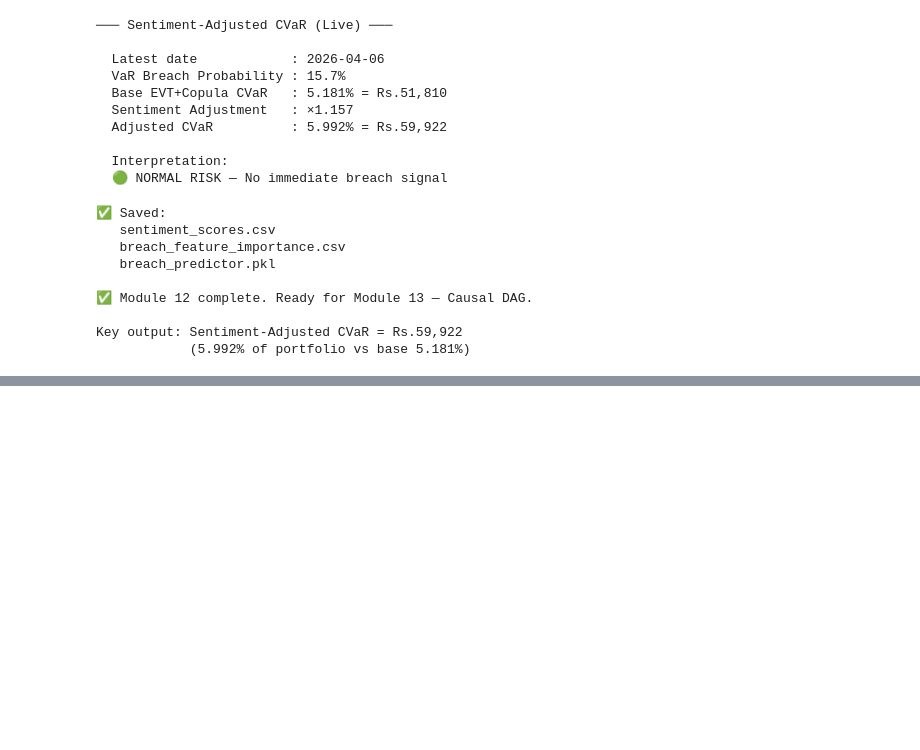
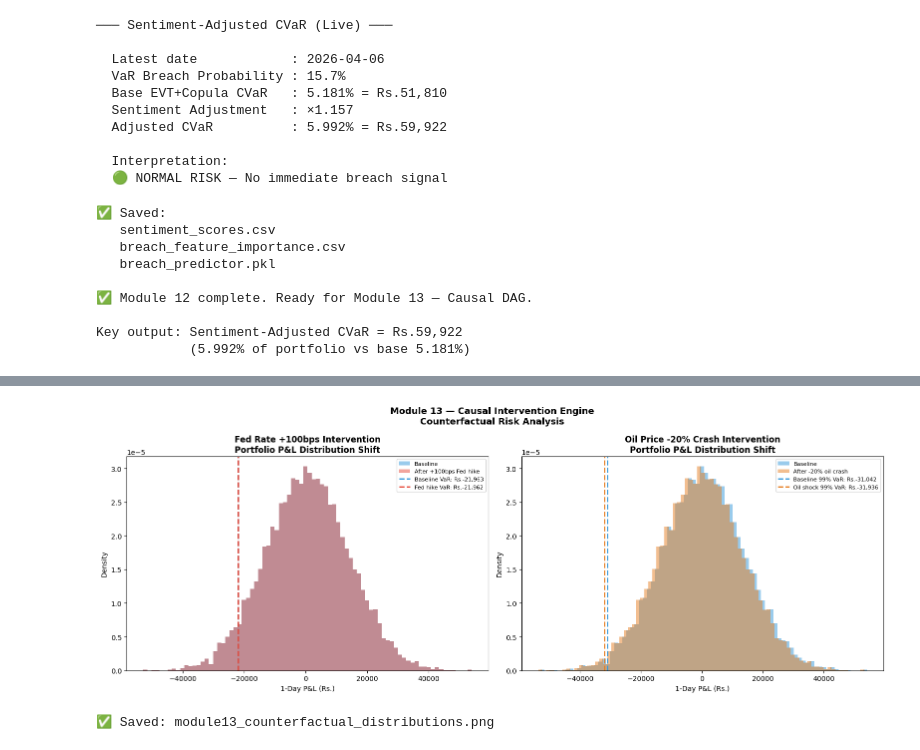
Before and after one commit to metro-dev26/portfolio-risk-ml, a Jupyter notebook: Phase3_ML_Models.ipynb, the cells around one changed output, grey strips where cells are left out. Saved outputs shown, nothing was run; the diff lists cells and outputs as text; code cells hidden in the pictures; blank space fills up the shorter version.

```diff
--- a/Phase3_ML_Models.ipynb
+++ b/Phase3_ML_Models.ipynb
@@ -615,0 +949,13 @@ Key output: Sentiment-Adjusted CVaR = Rs.59,922
+# %%
+edges_directed = [
+    ("FED_RATE",    "YIELD_CURVE"),
+    ("FED_RATE",    "VIX"),
+    ("INFLATION",   "FED_RATE"),
+    ("OIL_RET",     "INFLATION"),
+    ("VIX",         "PORT_RET"),
+    ("YIELD_CURVE", "PORT_RET"),
+    ("OIL_RET",     "PORT_RET"),
+]
+print(f"Edges defined: {len(edges_directed)}")
+for s, t in edges_directed:
+    print(f"  {s} → {t}")
@@ -615,0 +1230,45 @@ Key output: Sentiment-Adjusted CVaR = Rs.59,922
+# %%
+# ── CELL 20: Visualise Counterfactuals ───────────────────────
+fig, axes = plt.subplots(1, 2, figsize=(16, 6))
+
+# Panel 1: Distribution shift from Fed intervention
+axes[0].hist(base_pnl, bins=80, alpha=0.5, color="#3498db",
+             label="Baseline", density=True)
+axes[0].hist(fed_pnl, bins=80, alpha=0.5, color="#e74c3c",
+             label="After +100bps Fed hike", density=True)
+axes[0].axvline(base_var, color="#3498db", linestyle="--", linewidth=2,
+                label=f"Baseline VaR: Rs.{base_var:,.0f}")
+axes[0].axvline(fed_var, color="#e74c3c", linestyle="--", linewidth=2,
+                label=f"Fed hike VaR: Rs.{fed_var:,.0f}")
+axes[0].set_xlabel("1-Day P&L (Rs.)")
+axes[0].set_ylabel("Density")
+axes[0].set_title("Fed Rate +100bps Intervention\nPortfolio P&L Distribution Shift",
+                  fontweight="bold")
+axes[0].legend(fontsize=8)
+
+# Panel 2: Distribution shift from oil shock
+axes[1].hist(base_pnl, bins=80, alpha=0.5, color="#3498db",
+             label="Baseline", density=True)
+axes[1].hist(oil_pnl, bins=80, alpha=0.5, color="#e67e22",
+             label="After -20% oil crash", density=True)
+base_var_99 = np.percentile(base_pnl, 1)
+oil_var_99  = np.percentile(oil_pnl, 1)
+axes[1].axvline(base_var_99, color="#3498db", linestyle="--", linewidth=2,
+                label=f"Baseline 99% VaR: Rs.{base_var_99:,.0f}")
+axes[1].axvline(oil_var_99, color="#e67e22", linestyle="--", linewidth=2,
+                label=f"Oil shock 99% VaR: Rs.{oil_var_99:,.0f}")
+axes[1].set_xlabel("1-Day P&L (Rs.)")
+axes[1].set_ylabel("Density")
+axes[1].set_title("Oil Price -20% Crash Intervention\nPortfolio P&L Distribution Shift",
+                  fontweight="bold")
+axes[1].legend(fontsize=8)
+
+plt.suptitle("Module 13 — Causal Intervention Engine\nCounterfactual Risk Analysis",
+             fontsize=13, fontweight="bold")
+plt.tight_layout()
+plt.savefig("/content/module13_counterfactual_distributions.png", dpi=150)
+plt.show()
+print("✅ Saved: module13_counterfactual_distributions.png")
+# %% [output]
+[figure, added]
+✅ Saved: module13_counterfactual_distributions.png
```
Also changed, not shown: parts of 12 cells of this notebook.
